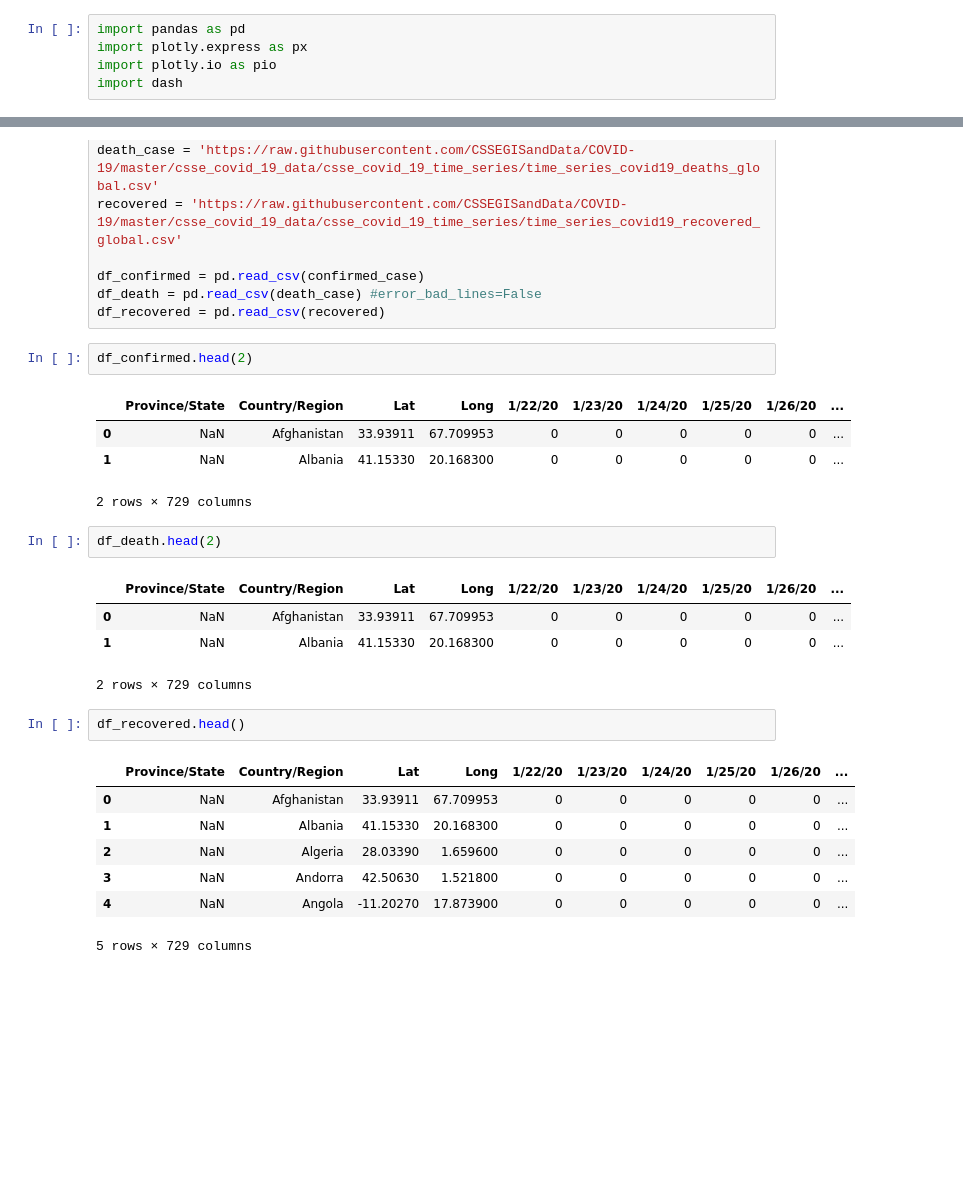
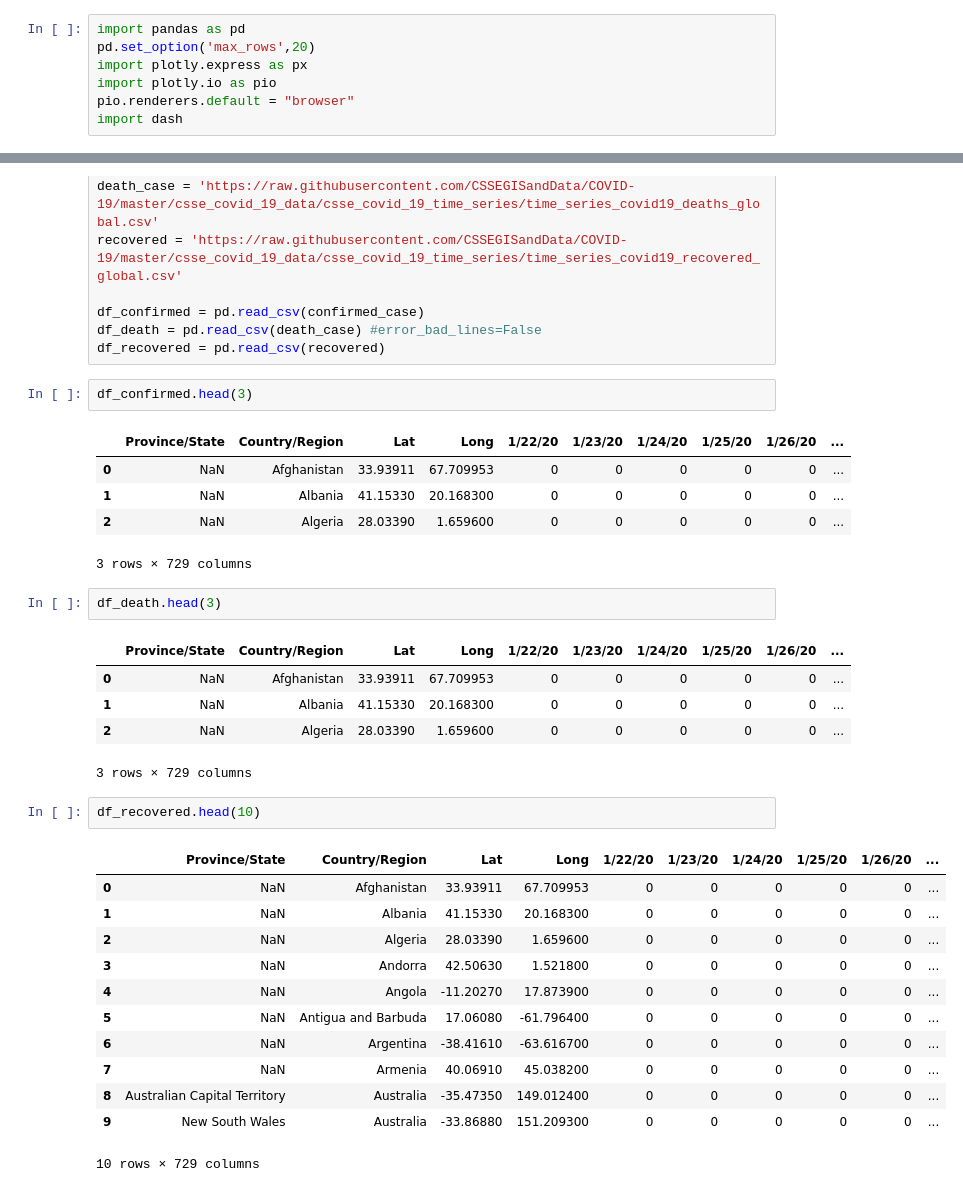
Before and after one commit to abidshafee/Covid-19-Dashboard, a Jupyter notebook: Covid_19_Dashboard.ipynb, the cells around one changed output, grey strips where cells are left out. Drawn from its saved outputs; the diff is of its cells as text; blank space fills up the shorter version.

```diff
--- a/Covid_19_Dashboard.ipynb
+++ b/Covid_19_Dashboard.ipynb
@@ -5,8 +5,10 @@
 !pip install -U dash-bootstrap-components
 # %%
 import pandas as pd
+pd.set_option('max_rows',20)
 import plotly.express as px
 import plotly.io as pio
+pio.renderers.default = "browser"
 import dash
 # %%
 from dash.dependencies import Input, Output
@@ -22,29 +24,36 @@ df_confirmed = pd.read_csv(confirmed_case)
 df_death = pd.read_csv(death_case) #error_bad_lines=False
 df_recovered = pd.read_csv(recovered)
 # %%
-df_confirmed.head(2)
+df_confirmed.head(3)
 # %% [output]
 |  | Province/State | Country/Region | Lat | Long | 1/22/20 | 1/23/20 | 1/24/20 | 1/25/20 | 1/26/20 | ... |
 | 0 | NaN | Afghanistan | 33.93911 | 67.709953 | 0 | 0 | 0 | 0 | 0 | ... |
 | 1 | NaN | Albania | 41.15330 | 20.168300 | 0 | 0 | 0 | 0 | 0 | ... |
+| 2 | NaN | Algeria | 28.03390 | 1.659600 | 0 | 0 | 0 | 0 | 0 | ... |
-2 rows × 729 columns
+3 rows × 729 columns
 # %%
-df_death.head(2)
+df_death.head(3)
 # %% [output]
 |  | Province/State | Country/Region | Lat | Long | 1/22/20 | 1/23/20 | 1/24/20 | 1/25/20 | 1/26/20 | ... |
 | 0 | NaN | Afghanistan | 33.93911 | 67.709953 | 0 | 0 | 0 | 0 | 0 | ... |
 | 1 | NaN | Albania | 41.15330 | 20.168300 | 0 | 0 | 0 | 0 | 0 | ... |
+| 2 | NaN | Algeria | 28.03390 | 1.659600 | 0 | 0 | 0 | 0 | 0 | ... |
-2 rows × 729 columns
+3 rows × 729 columns
 # %%
-df_recovered.head()
+df_recovered.head(10)
 # %% [output]
 |  | Province/State | Country/Region | Lat | Long | 1/22/20 | 1/23/20 | 1/24/20 | 1/25/20 | 1/26/20 | ... |
 | 0 | NaN | Afghanistan | 33.93911 | 67.709953 | 0 | 0 | 0 | 0 | 0 | ... |
 | 1 | NaN | Albania | 41.15330 | 20.168300 | 0 | 0 | 0 | 0 | 0 | ... |
 | 2 | NaN | Algeria | 28.03390 | 1.659600 | 0 | 0 | 0 | 0 | 0 | ... |
 | 3 | NaN | Andorra | 42.50630 | 1.521800 | 0 | 0 | 0 | 0 | 0 | ... |
 | 4 | NaN | Angola | -11.20270 | 17.873900 | 0 | 0 | 0 | 0 | 0 | ... |
+| 5 | NaN | Antigua and Barbuda | 17.06080 | -61.796400 | 0 | 0 | 0 | 0 | 0 | ... |
+| 6 | NaN | Argentina | -38.41610 | -63.616700 | 0 | 0 | 0 | 0 | 0 | ... |
+| 7 | NaN | Armenia | 40.06910 | 45.038200 | 0 | 0 | 0 | 0 | 0 | ... |
+| 8 | Australian Capital Territory | Australia | -35.47350 | 149.012400 | 0 | 0 | 0 | 0 | 0 | ... |
+| 9 | New South Wales | Australia | -33.86880 | 151.209300 | 0 | 0 | 0 | 0 | 0 | ... |
-5 rows × 729 columns
+10 rows × 729 columns
 # %%
 # get data in ceaned time series formate for country
 def prcs_data(data, country="Bangladesh", win=3):
```
Also changed, not shown: parts of 5 cells of this notebook.
